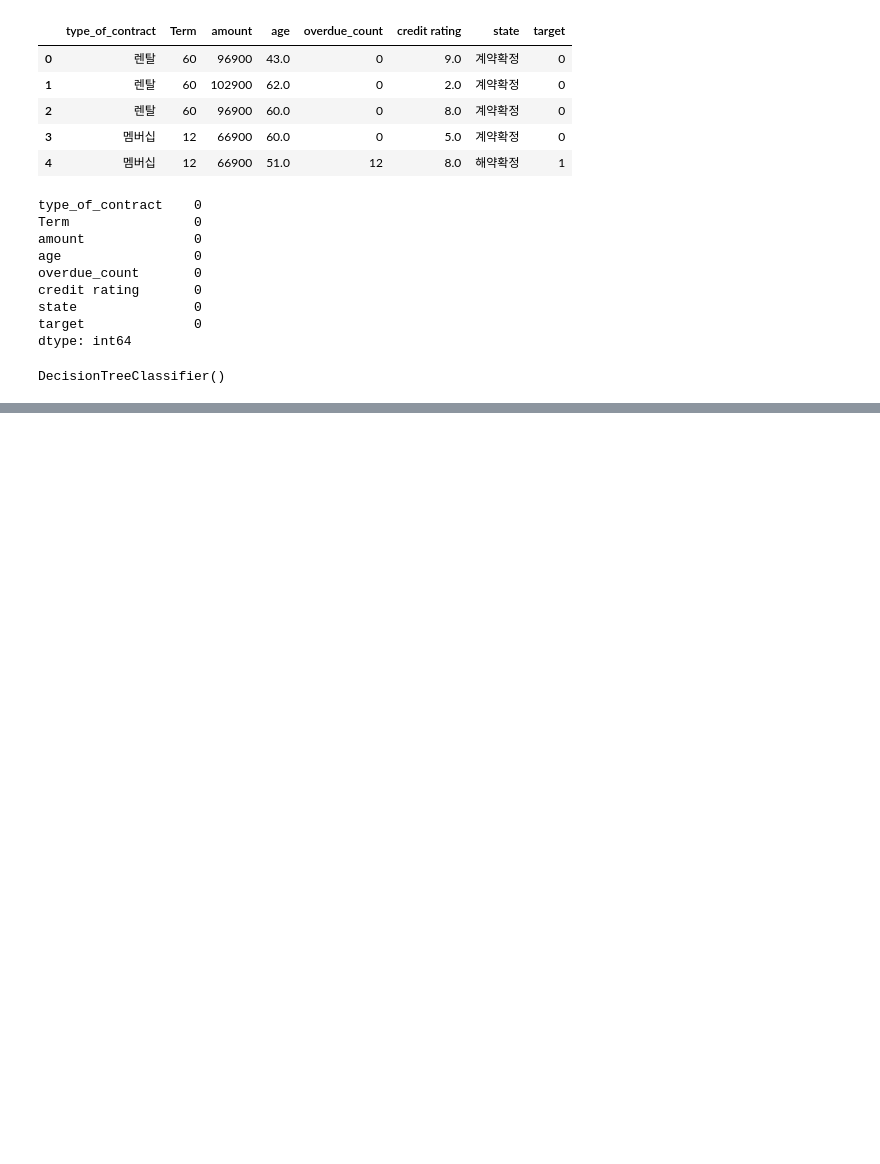
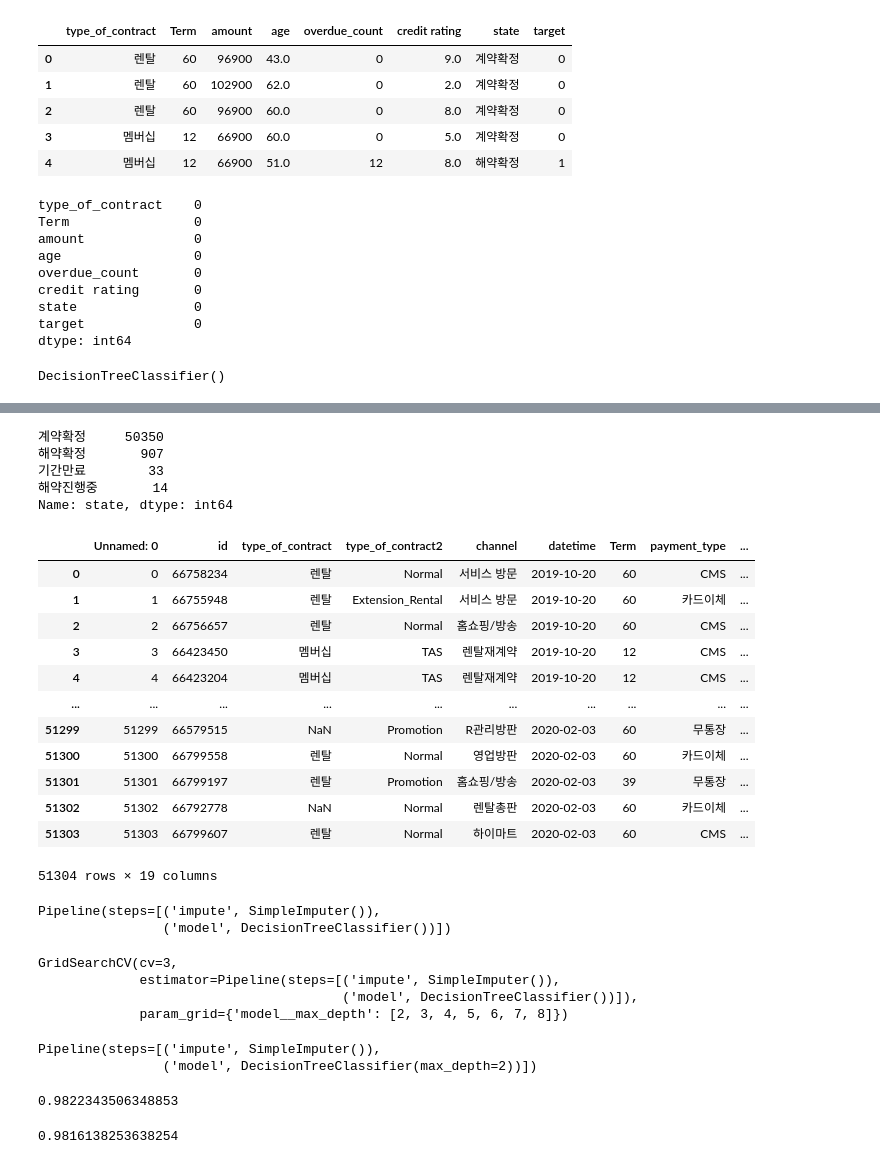
Before and after one commit to lucia88/pandans, a Jupyter notebook: FullWork/Ex02(특성공학).ipynb, the cells around one changed output, grey strips where cells are left out. Saved outputs shown, nothing was run; the diff lists cells and outputs as text; code cells hidden in the pictures; blank space fills up the shorter version.

```diff
--- a/FullWork/Ex02(특성공학).ipynb
+++ b/FullWork/Ex02(특성공학).ipynb
@@ -557,0 +913,3 @@ DecisionTreeClassifier()
+# %%
+df=pd.read_csv("..\SampleData\DataStation\Feature01.csv", encoding='cp949')
+df.head()
@@ -557,0 +923,27 @@ DecisionTreeClassifier()
+# %%
+df['state'].value_counts()
+# %% [output]
+계약확정     50350
+해약확정       907
+기간만료        33
+해약진행중       14
+Name: state, dtype: int64
+# %%
+df['target']=df['state'].replace({"계약확정":0, "기간만료":0,
+                                  "해약확정":1, "해약진행중":1})
+# %%
+df
+# %% [output]
+|  | Unnamed: 0 | id | type_of_contract | type_of_contract2 | channel | datetime | Term | payment_type | ... |
+| 0 | 0 | 66758234 | 렌탈 | Normal | 서비스 방문 | 2019-10-20 | 60 | CMS | ... |
+| 1 | 1 | 66755948 | 렌탈 | Extension_Rental | 서비스 방문 | 2019-10-20 | 60 | 카드이체 | ... |
+| 2 | 2 | 66756657 | 렌탈 | Normal | 홈쇼핑/방송 | 2019-10-20 | 60 | CMS | ... |
+| 3 | 3 | 66423450 | 멤버십 | TAS | 렌탈재계약 | 2019-10-20 | 12 | CMS | ... |
+| 4 | 4 | 66423204 | 멤버십 | TAS | 렌탈재계약 | 2019-10-20 | 12 | CMS | ... |
+| ... | ... | ... | ... | ... | ... | ... | ... | ... | ... |
+| 51299 | 51299 | 66579515 | NaN | Promotion | R관리방판 | 2020-02-03 | 60 | 무통장 | ... |
+| 51300 | 51300 | 66799558 | 렌탈 | Normal | 영업방판 | 2020-02-03 | 60 | 카드이체 | ... |
+| 51301 | 51301 | 66799197 | 렌탈 | Promotion | 홈쇼핑/방송 | 2020-02-03 | 39 | 무통장 | ... |
+| 51302 | 51302 | 66792778 | NaN | Normal | 렌탈총판 | 2020-02-03 | 60 | 카드이체 | ... |
+| 51303 | 51303 | 66799607 | 렌탈 | Normal | 하이마트 | 2020-02-03 | 60 | CMS | ... |
+51304 rows × 19 columns
@@ -557,0 +966,5 @@ DecisionTreeClassifier()
+# %%
+pipe_model
+# %% [output]
+Pipeline(steps=[('impute', SimpleImputer()),
+                ('model', DecisionTreeClassifier())])
@@ -557,0 +974,13 @@ DecisionTreeClassifier()
+# %%
+grid_model.fit(X_train, Y_train)
+# %% [output]
+GridSearchCV(cv=3,
+             estimator=Pipeline(steps=[('impute', SimpleImputer()),
+                                       ('model', DecisionTreeClassifier())]),
+             param_grid={'model__max_depth': [2, 3, 4, 5, 6, 7, 8]})
+# %%
+best_model=grid_model.best_estimator_
+best_model
+# %% [output]
+Pipeline(steps=[('impute', SimpleImputer()),
+                ('model', DecisionTreeClassifier(max_depth=2))])
@@ -557,0 +990,8 @@ DecisionTreeClassifier()
+# %%
+accuracy_score(Y_train, Y_train_pred)
+# %% [output]
+0.9822343506348853
+# %%
+accuracy_score(Y_test, Y_test_pred)
+# %% [output]
+0.9816138253638254
```
Also changed, not shown: parts of 67 cells of this notebook, 1 other file.
